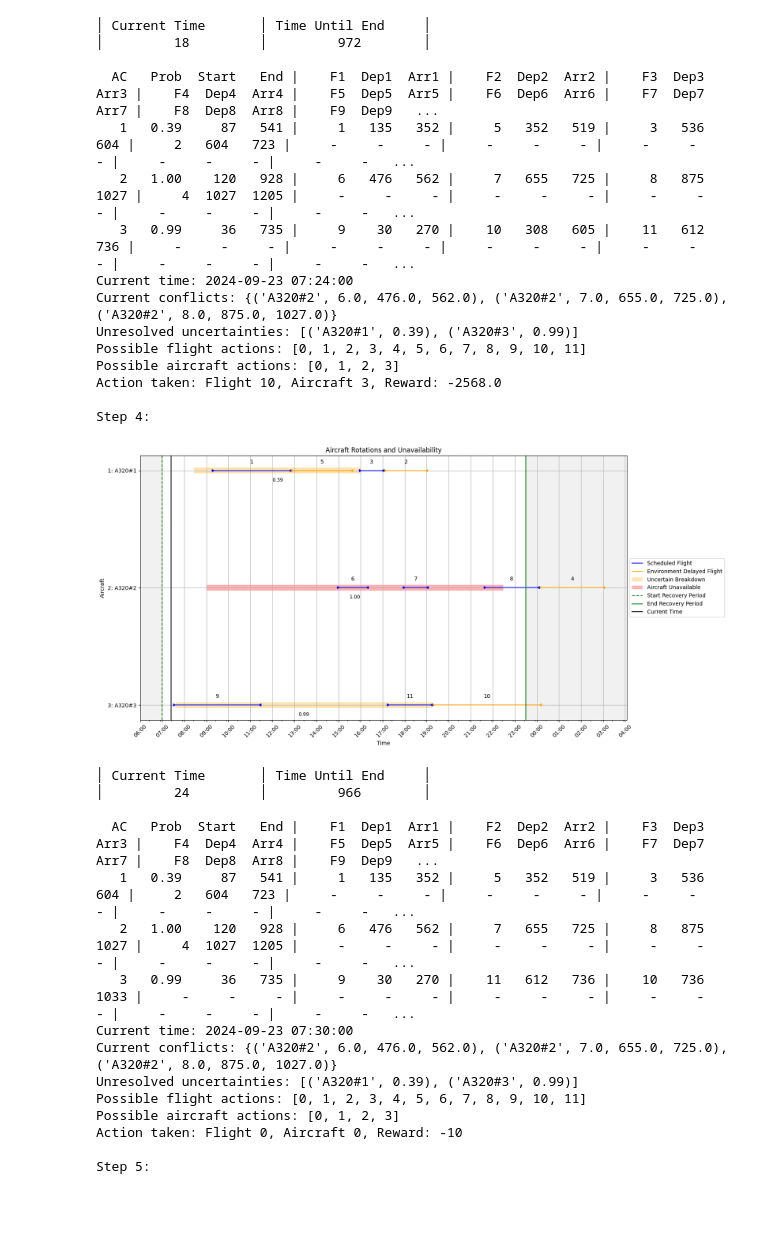
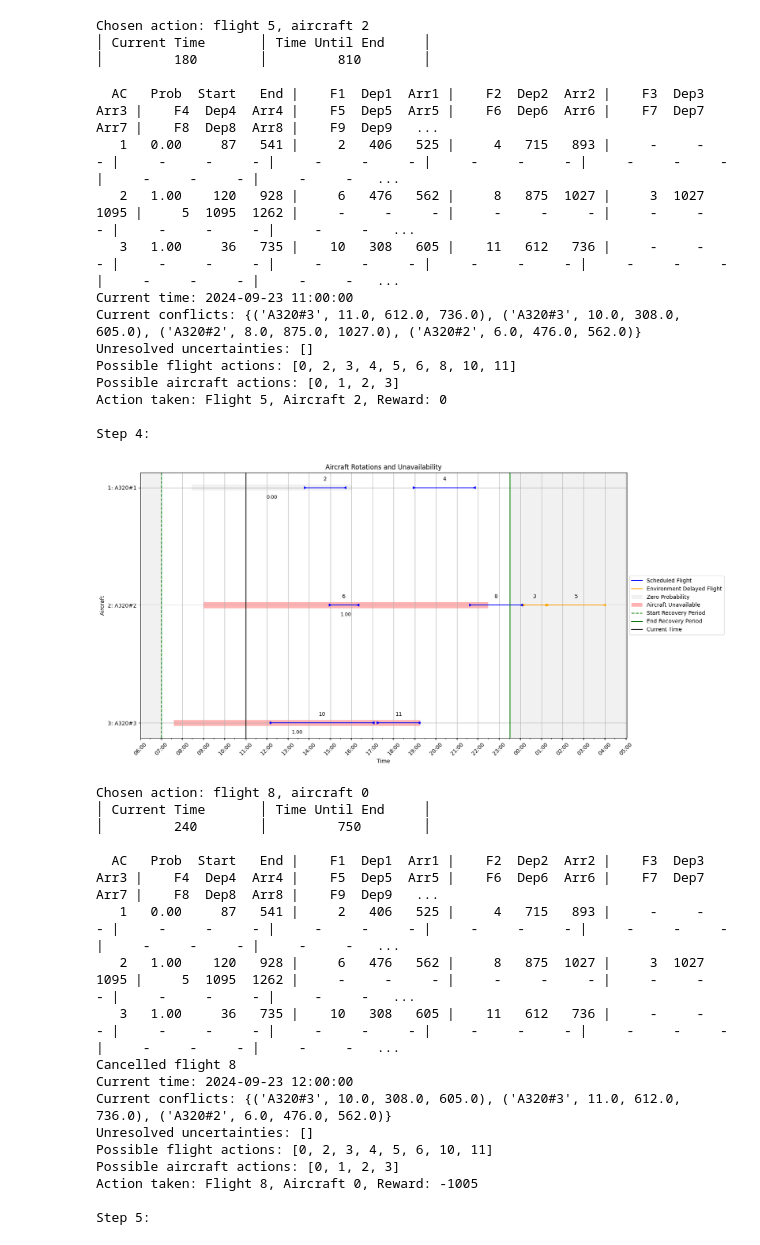
Before and after one commit to PieterBecking/Boeing-ADM-DRL-Github, a Jupyter notebook: notebooks/inference_random_proactive.ipynb, the cells around one changed output. Drawn from its saved outputs; the diff is of its cells as text; code cells hidden in the pictures; blank space fills up the shorter version.

```diff
--- a/notebooks/inference_random_proactive.ipynb
+++ b/notebooks/inference_random_proactive.ipynb
@@ -7,8 +7,8 @@ from scripts.utils import *
 from scripts.visualizations import *
 from src.config import *
 from datetime import datetime, timedelta
-from src.environment import AircraftDisruptionEnv
-from scripts.visualizations import StatePlotter
+from src.environment_proactive import AircraftDisruptionEnv
+from scripts.visualizations import StatePlotter_Proactive
 
 # Run the random agent
 def run_random_agent(scenario_folder):
@@ -36,7 +36,7 @@ def run_random_agent(scenario_folder):
     step_num = 0
 
     # Create StatePlotter object for visualizing the environment state
-    state_plotter = StatePlotter(
+    state_plotter = StatePlotter_Proactive(
         aircraft_dict=env.aircraft_dict,
         flights_dict=env.flights_dict,
         rotations_dict=env.rotations_dict,
@@ -202,31 +206,34 @@ Step 3:
+Chosen action: flight 5, aircraft 2
 │ Current Time       │ Time Until End     │
-│         18         │         972        │
+│         180        │         810        │
 
   AC   Prob  Start   End |    F1  Dep1  Arr1 |    F2  Dep2  Arr2 |    F3  Dep3  Arr3 |    F4  Dep4  Arr4 |    F5  Dep5  Arr5 |    F6  Dep6  Arr6 |    F7  Dep7  Arr7 |    F8  Dep8  Arr8 |    F9  Dep9   ...
-   1   0.39     87   541 |     1   135   352 |     5   352   519 |     3   536   604 |     2   604   723 |     -     -     - |     -     -     - |     -     -     - |     -     -     - |     -     -   ...
-   2   1.00    120   928 |     6   476   562 |     7   655   725 |     8   875  1027 |     4  1027  1205 |     -     -     - |     -     -     - |     -     -     - |     -     -     - |     -     -   ...
-   3   0.99     36   735 |     9    30   270 |    10   308   605 |    11   612   736 |     -     -     - |     -     -     - |     -     -     - |     -     -     - |     -     -     - |     -     -   ...
-Current time: 2024-09-23 07:24:00
-Current conflicts: {('A320#2', 6.0, 476.0, 562.0), ('A320#2', 7.0, 655.0, 725.0), ('A320#2', 8.0, 875.0, 1027.0)}
-Unresolved uncertainties: [('A320#1', 0.39), ('A320#3', 0.99)]
-Possible flight actions: [0, 1, 2, 3, 4, 5, 6, 7, 8, 9, 10, 11]
+   1   0.00     87   541 |     2   406   525 |     4   715   893 |     -     -     - |     -     -     - |     -     -     - |     -     -     - |     -     -     - |     -     -     - |     -     -   ...
+   2   1.00    120   928 |     6   476   562 |     8   875  1027 |     3  1027  1095 |     5  1095  1262 |     -     -     - |     -     -     - |     -     -     - |     -     -     - |     -     -   ...
+   3   1.00     36   735 |    10   308   605 |    11   612   736 |     -     -     - |     -     -     - |     -     -     - |     -     -     - |     -     -     - |     -     -     - |     -     -   ...
+Current time: 2024-09-23 11:00:00
+Current conflicts: {('A320#3', 11.0, 612.0, 736.0), ('A320#3', 10.0, 308.0, 605.0), ('A320#2', 8.0, 875.0, 1027.0), ('A320#2', 6.0, 476.0, 562.0)}
+Unresolved uncertainties: []
+Possible flight actions: [0, 2, 3, 4, 5, 6, 8, 10, 11]
 Possible aircraft actions: [0, 1, 2, 3]
-Action taken: Flight 10, Aircraft 3, Reward: -2568.0
+Action taken: Flight 5, Aircraft 2, Reward: 0
 
 Step 4:
-[figure, old version]
+[figure, new version]
+Chosen action: flight 8, aircraft 0
 │ Current Time       │ Time Until End     │
-│         24         │         966        │
+│         240        │         750        │
 
   AC   Prob  Start   End |    F1  Dep1  Arr1 |    F2  Dep2  Arr2 |    F3  Dep3  Arr3 |    F4  Dep4  Arr4 |    F5  Dep5  Arr5 |    F6  Dep6  Arr6 |    F7  Dep7  Arr7 |    F8  Dep8  Arr8 |    F9  Dep9   ...
-   1   0.39     87   541 |     1   135   352 |     5   352   519 |     3   536   604 |     2   604   723 |     -     -     - |     -     -     - |     -     -     - |     -     -     - |     -     -   ...
-   2   1.00    120   928 |     6   476   562 |     7   655   725 |     8   875  1027 |     4  1027  1205 |     -     -     - |     -     -     - |     -     -     - |     -     -     - |     -     -   ...
-   3   0.99     36   735 |     9    30   270 |    11   612   736 |    10   736  1033 |     -     -     - |     -     -     - |     -     -     - |     -     -     - |     -     -     - |     -     -   ...
-Current time: 2024-09-23 07:30:00
-Current conflicts: {('A320#2', 6.0, 476.0, 562.0), ('A320#2', 7.0, 655.0, 725.0), ('A320#2', 8.0, 875.0, 1027.0)}
-Unresolved uncertainties: [('A320#1', 0.39), ('A320#3', 0.99)]
-Possible flight actions: [0, 1, 2, 3, 4, 5, 6, 7, 8, 9, 10, 11]
+   1   0.00     87   541 |     2   406   525 |     4   715   893 |     -     -     - |     -     -     - |     -     -     - |     -     -     - |     -     -     - |     -     -     - |     -     -   ...
+   2   1.00    120   928 |     6   476   562 |     8   875  1027 |     3  1027  1095 |     5  1095  1262 |     -     -     - |     -     -     - |     -     -     - |     -     -     - |     -     -   ...
+   3   1.00     36   735 |    10   308   605 |    11   612   736 |     -     -     - |     -     -     - |     -     -     - |     -     -     - |     -     -     - |     -     -     - |     -     -   ...
+Cancelled flight 8
+Current time: 2024-09-23 12:00:00
+Current conflicts: {('A320#3', 10.0, 308.0, 605.0), ('A320#3', 11.0, 612.0, 736.0), ('A320#2', 6.0, 476.0, 562.0)}
+Unresolved uncertainties: []
+Possible flight actions: [0, 2, 3, 4, 5, 6, 10, 11]
 Possible aircraft actions: [0, 1, 2, 3]
-Action taken: Flight 0, Aircraft 0, Reward: -10
+Action taken: Flight 8, Aircraft 0, Reward: -1005
 
 Step 5:
```
Also changed, not shown: parts of 1 cell of this notebook, 9 other files.
